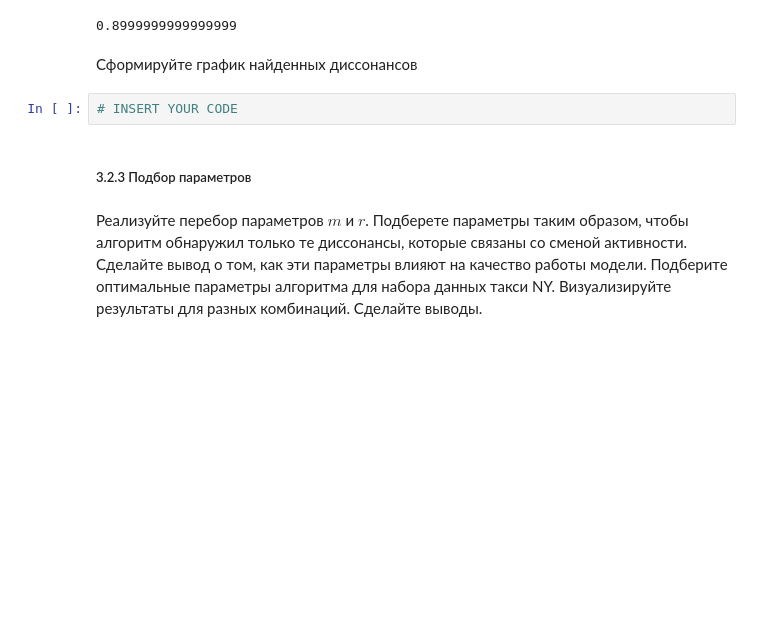
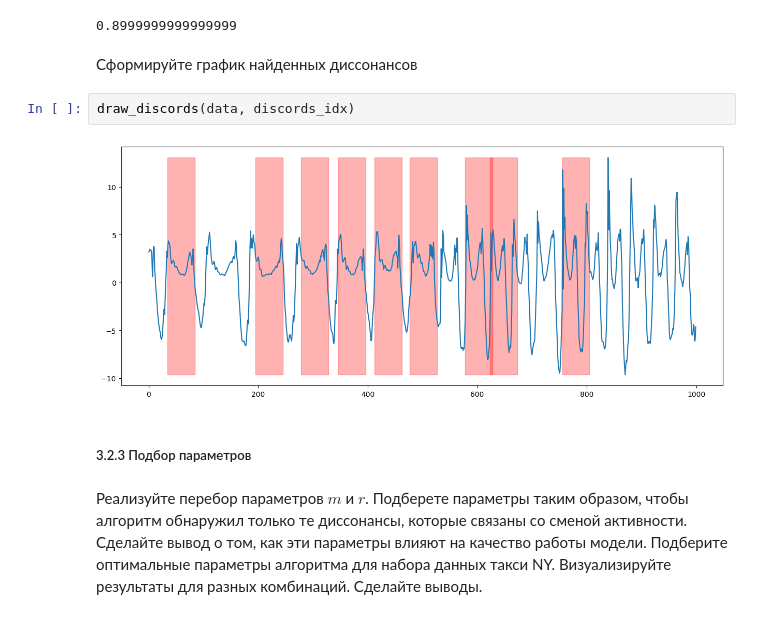
Before and after one commit to Snezinka/Time-series-analysis, a Jupyter notebook: practice/03 Discords/03 Discords.ipynb, the cells around one changed output. Saved outputs shown, nothing was run; the diff lists cells and outputs as text; blank space fills up the shorter version.

```diff
--- a/practice/03 Discords/03 Discords.ipynb
+++ b/practice/03 Discords/03 Discords.ipynb
@@ -274,7 +315,9 @@ len(discords_idx)/len(data)*100
 # %% [markdown]
 Сформируйте график найденных диссонансов
 # %%
-# INSERT YOUR CODE
+draw_discords(data, discords_idx)
+# %% [output]
+[figure, added]
 # %% [markdown]
 ##### 3.2.3 Подбор параметров
 # %% [markdown]
```
Also changed, not shown: parts of 12 cells of this notebook, 1 other file.
